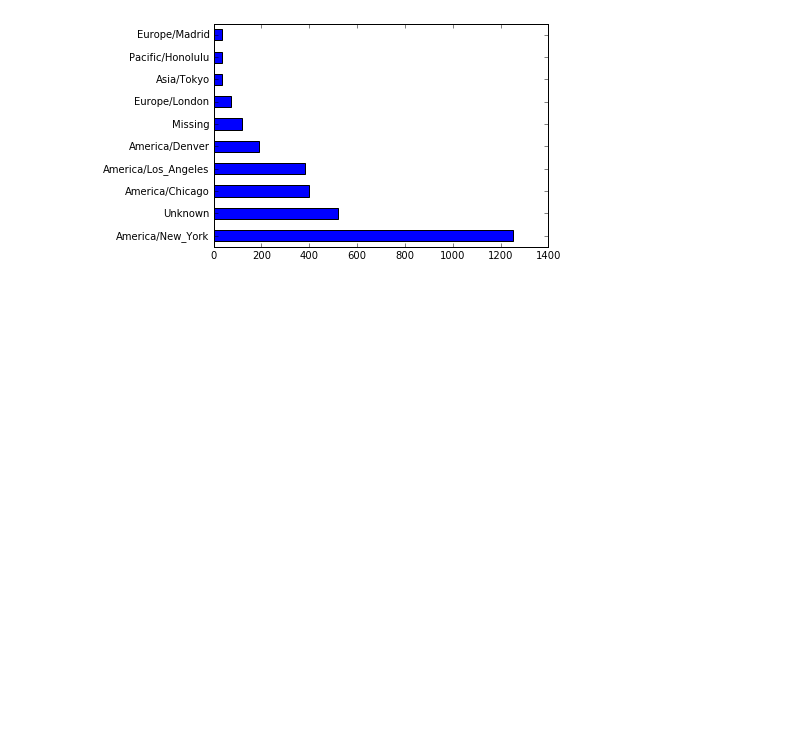
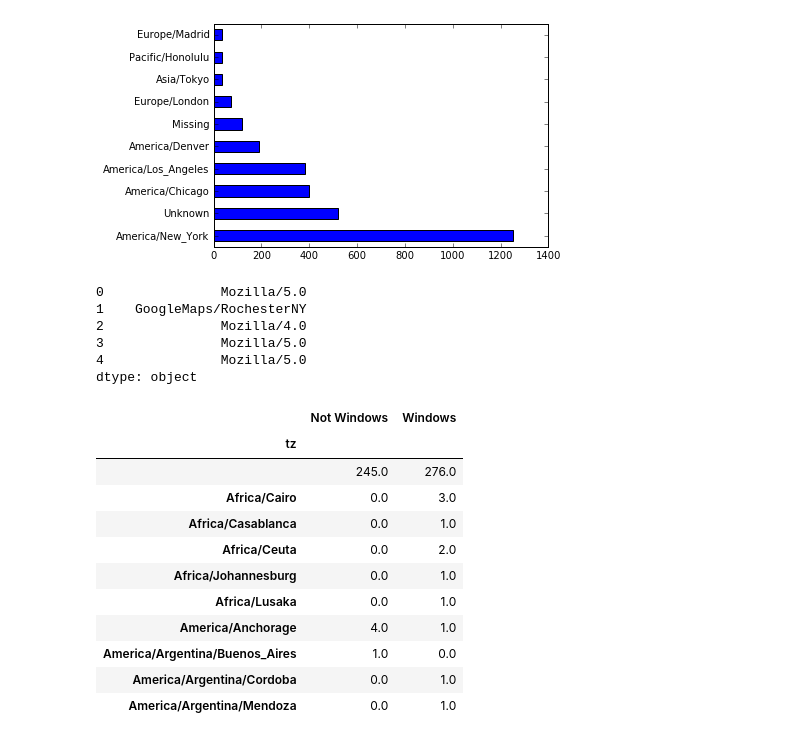
Before and after one commit to pwh0903/python-data, a Jupyter notebook: 引言.ipynb, the cells around one changed output. Saved outputs shown, nothing was run; the diff lists cells and outputs as text; code cells hidden in the pictures; blank space fills up the shorter version.

```diff
--- a/引言.ipynb
+++ b/引言.ipynb
@@ -6,7 +6,7 @@
 Populating the interactive namespace from numpy and matplotlib
 # %%
 # 读取文件
-path = 'pydata-book-master/ch02/usagov_bitly_data2012-03-16-1331923249.txt'
+path = '/Users/pwh/Downloads/pydata-book-master/ch02/usagov_bitly_data2012-03-16-1331923249.txt'
 open(path).readline()
 # %% [output]
 '{ "a": "Mozilla\\/5.0 (Windows NT 6.1; WOW64) AppleWebKit\\/535.11 (KHTML, like Gecko) Chrome\\/17.0.963.78 Safari\\/535.11", "c": "US", "nk": 1, "tz": "America\\/New_York", "gr": "MA", "g": "A6qOVH" ...
@@ -121,3 +111,14 @@ tz_counts[:10].plot(kind='barh',rot=0)
 # %% [output]
 <matplotlib.axes._subplots.AxesSubplot at 0x...>
 [figure]
+# %%
+# 统计浏览器
+results = Series([x.split()[0] for x in frame.a.dropna()])
+results[:5]
+# %% [output]
+0               Mozilla/5.0
+1    GoogleMaps/RochesterNY
+2               Mozilla/4.0
+3               Mozilla/5.0
+4               Mozilla/5.0
+dtype: object
@@ -123,0 +132,17 @@ tz_counts[:10].plot(kind='barh',rot=0)
+# %%
+# 通过size对分组进行计数,通过unstack对计数结果进行重塑
+agg_counts = by_tz_os.size().unstack().fillna(0)
+agg_counts[:10]
+# %% [output]
+|  | Not Windows | Windows |
+| tz |  |  |
+|  | 245.0 | 276.0 |
+| Africa/Cairo | 0.0 | 3.0 |
+| Africa/Casablanca | 0.0 | 1.0 |
+| Africa/Ceuta | 0.0 | 2.0 |
+| Africa/Johannesburg | 0.0 | 1.0 |
+| Africa/Lusaka | 0.0 | 1.0 |
+| America/Anchorage | 4.0 | 1.0 |
+| America/Argentina/Buenos_Aires | 1.0 | 0.0 |
+| America/Argentina/Cordoba | 0.0 | 1.0 |
+| America/Argentina/Mendoza | 0.0 | 1.0 |
```
Also changed, not shown: parts of 7 cells of this notebook, 1 other file.
